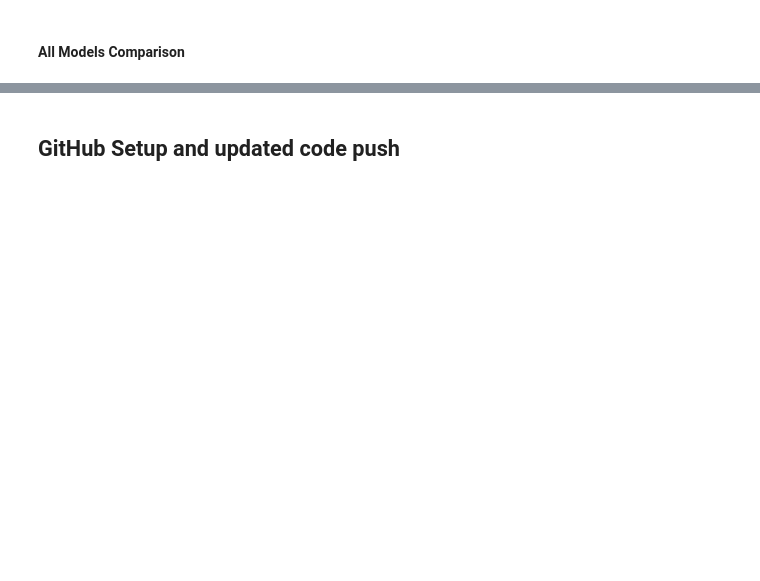
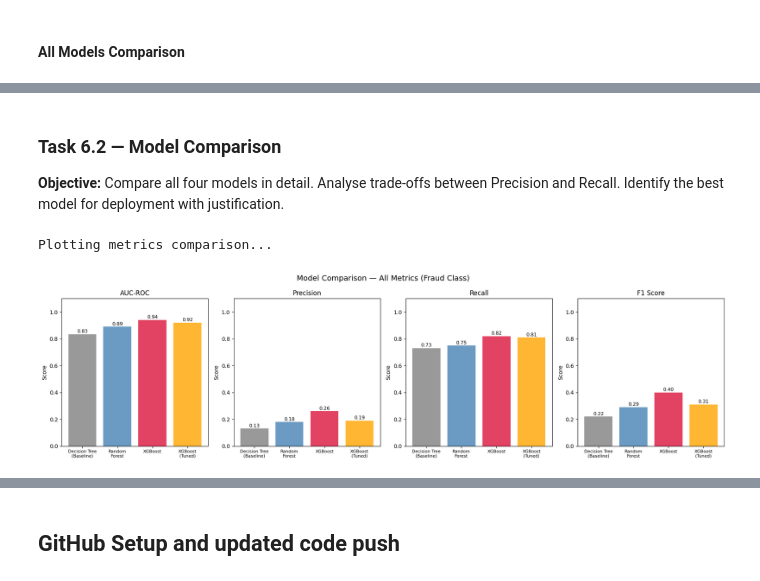
Before and after one commit to Thedeadman0612/TrustCart, a Jupyter notebook: phase1/notebooks/phase1_transaction_risk.ipynb, the cells around one changed output, grey strips where cells are left out. Drawn from its saved outputs; the diff is of its cells as text; code cells hidden in the pictures; blank space fills up the shorter version.

```diff
--- a/phase1/notebooks/phase1_transaction_risk.ipynb
+++ b/phase1/notebooks/phase1_transaction_risk.ipynb
@@ -1707,0 +2420,74 @@ print("Detailed comparison with trade-off analysis coming in Task 6.2")
+# %% [markdown]
+### Task 6.2 — Model Comparison
+
+**Objective:** Compare all four models in detail. Analyse trade-offs
+between Precision and Recall. Identify the best model for deployment with justification.
+# %%
+print("Plotting metrics comparison...")
+
+# Rebuild model results dictionary
+model_results = {
+    'Decision Tree\n(Baseline)': {
+        'AUC-ROC'  : 0.83,
+        'Precision': 0.13,
+        'Recall'   : 0.73,
+        'F1 Score' : 0.22
+    },
+    'Random\nForest': {
+        'AUC-ROC'  : 0.89,
+        'Precision': 0.18,
+        'Recall'   : 0.75,
+        'F1 Score' : 0.29
+    },
+    'XGBoost': {
+        'AUC-ROC'  : 0.94,
+        'Precision': 0.26,
+        'Recall'   : 0.82,
+        'F1 Score' : 0.40
+    },
+    'XGBoost\n(Tuned)': {
+        'AUC-ROC'  : 0.92,
+        'Precision': 0.19,
+        'Recall'   : 0.81,
+        'F1 Score' : 0.31
+    }
+}
+
+metrics_to_plot = ['AUC-ROC', 'Precision', 'Recall', 'F1 Score']
+model_names     = list(model_results.keys())
+bar_colors      = ['gray', 'steelblue', 'crimson', 'orange']
+
+fig, axes = plt.subplots(1, 4, figsize=(18, 5))
+
+for i, metric in enumerate(metrics_to_plot):
+
+    values = [model_results[m][metric] for m in model_names]
+
+    bars = axes[i].bar(
+        model_names,
+        values,
+        color=bar_colors,
+        alpha=0.8
+    )
+
+    # Add value labels on top of each bar
+    for bar, value in zip(bars, values):
+        axes[i].text(
+            bar.get_x() + bar.get_width() / 2,
+            bar.get_height() + 0.01,
+            f'{value:.2f}',
+            ha='center',
+            fontsize=9
+        )
+
+    axes[i].set_title(metric, fontsize=12)
+    axes[i].set_ylim(0, 1.1)
+    axes[i].set_ylabel('Score')
+    axes[i].tick_params(axis='x', labelsize=8)
+
+plt.suptitle('Model Comparison — All Metrics (Fraud Class)', fontsize=14)
+plt.tight_layout()
+plt.show()
+# %% [output]
+Plotting metrics comparison...
+[figure, added]
```
Also changed, not shown: parts of 90 cells of this notebook.
